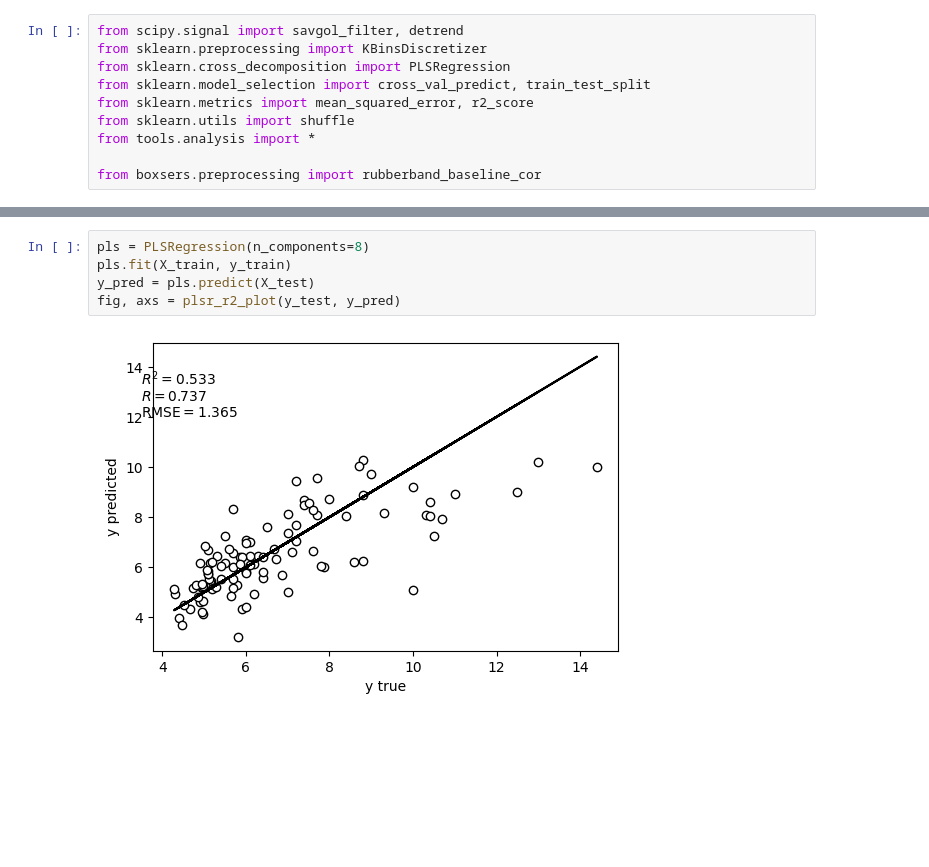
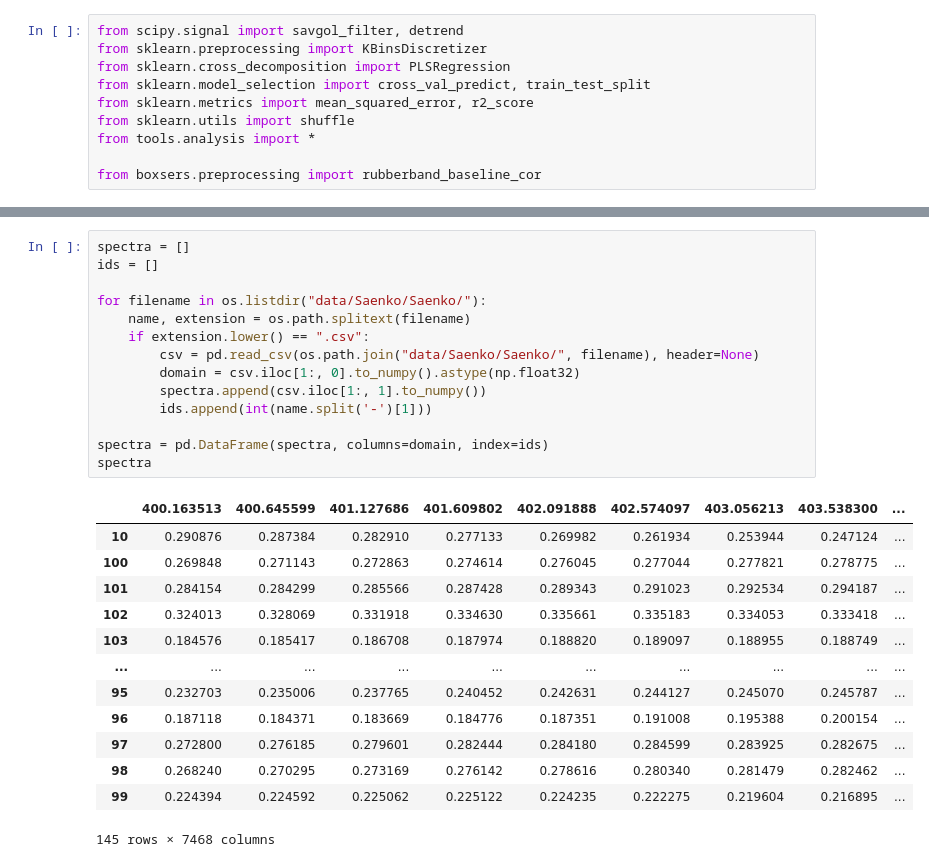
Before and after one commit to MelnychenkoM/hba1c_prediction, a Jupyter notebook: datasets.ipynb, the cells around one changed output, grey strips where cells are left out. Drawn from its saved outputs; the diff is of its cells as text; blank space fills up the shorter version.

```diff
--- a/datasets.ipynb
+++ b/datasets.ipynb
@@ -220,7 +17,28 @@ plot_number_components(X_train, y_train, cv=10)
-# %%
-pls = PLSRegression(n_components=8)
-pls.fit(X_train, y_train)
-y_pred = pls.predict(X_test)
-fig, axs = plsr_r2_plot(y_test, y_pred)
-# %% [output]
-[figure, removed]
+# %%
+spectra = []
+ids = []
+
+for filename in os.listdir("data/Saenko/Saenko/"):
+    name, extension = os.path.splitext(filename)
+    if extension.lower() == ".csv":
+        csv = pd.read_csv(os.path.join("data/Saenko/Saenko/", filename), header=None)
+        domain = csv.iloc[1:, 0].to_numpy().astype(np.float32)
+        spectra.append(csv.iloc[1:, 1].to_numpy())
+        ids.append(int(name.split('-')[1]))
+
+spectra = pd.DataFrame(spectra, columns=domain, index=ids)
+spectra
+# %% [output]
+|  | 400.163513 | 400.645599 | 401.127686 | 401.609802 | 402.091888 | 402.574097 | 403.056213 | 403.538300 | ... |
+| 10 | 0.290876 | 0.287384 | 0.282910 | 0.277133 | 0.269982 | 0.261934 | 0.253944 | 0.247124 | ... |
+| 100 | 0.269848 | 0.271143 | 0.272863 | 0.274614 | 0.276045 | 0.277044 | 0.277821 | 0.278775 | ... |
+| 101 | 0.284154 | 0.284299 | 0.285566 | 0.287428 | 0.289343 | 0.291023 | 0.292534 | 0.294187 | ... |
+| 102 | 0.324013 | 0.328069 | 0.331918 | 0.334630 | 0.335661 | 0.335183 | 0.334053 | 0.333418 | ... |
+| 103 | 0.184576 | 0.185417 | 0.186708 | 0.187974 | 0.188820 | 0.189097 | 0.188955 | 0.188749 | ... |
+| ... | ... | ... | ... | ... | ... | ... | ... | ... | ... |
+| 95 | 0.232703 | 0.235006 | 0.237765 | 0.240452 | 0.242631 | 0.244127 | 0.245070 | 0.245787 | ... |
+| 96 | 0.187118 | 0.184371 | 0.183669 | 0.184776 | 0.187351 | 0.191008 | 0.195388 | 0.200154 | ... |
+| 97 | 0.272800 | 0.276185 | 0.279601 | 0.282444 | 0.284180 | 0.284599 | 0.283925 | 0.282675 | ... |
+| 98 | 0.268240 | 0.270295 | 0.273169 | 0.276142 | 0.278616 | 0.280340 | 0.281479 | 0.282462 | ... |
+| 99 | 0.224394 | 0.224592 | 0.225062 | 0.225122 | 0.224235 | 0.222275 | 0.219604 | 0.216895 | ... |
+145 rows × 7468 columns
```
Also changed, not shown: parts of 19 cells of this notebook, 20 other files.
